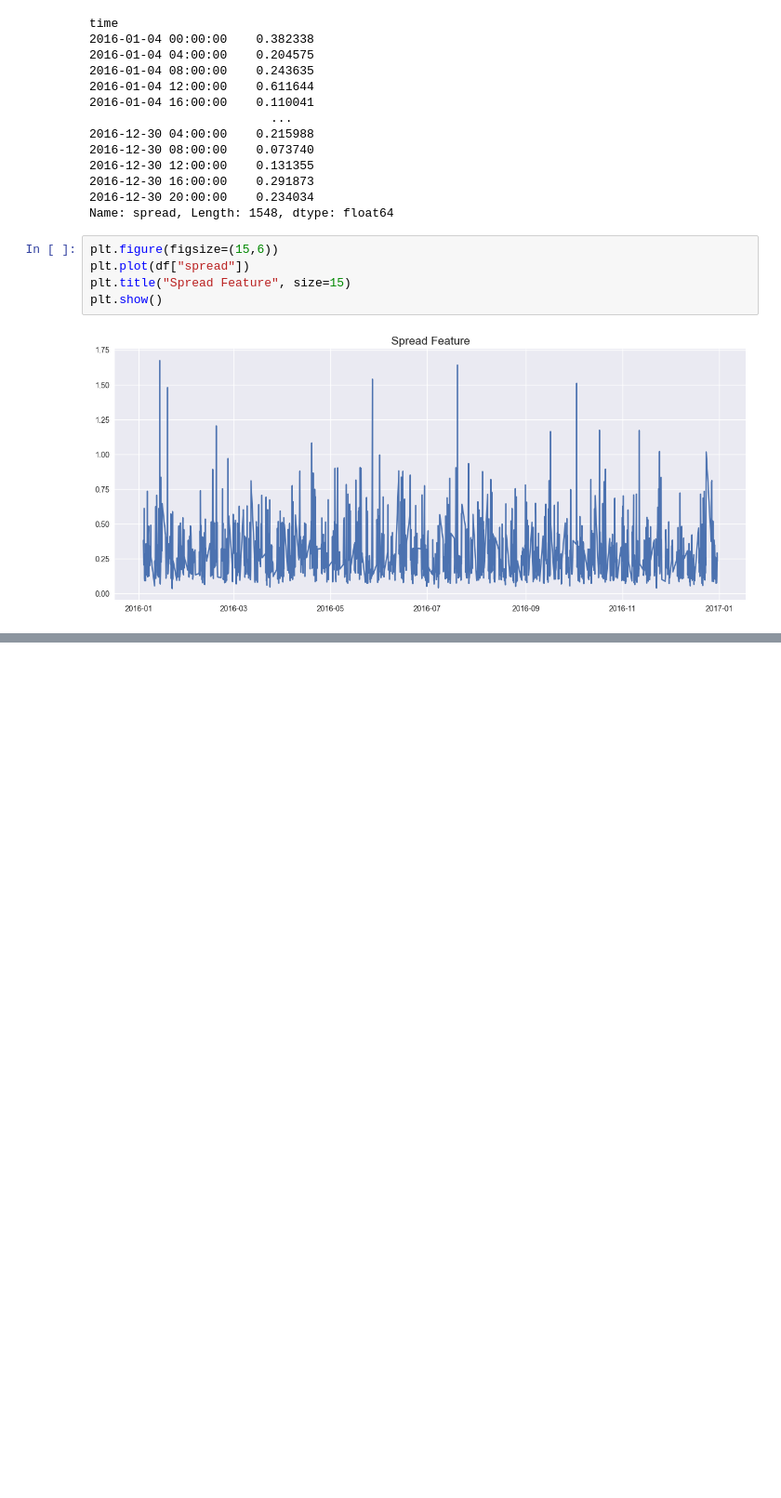
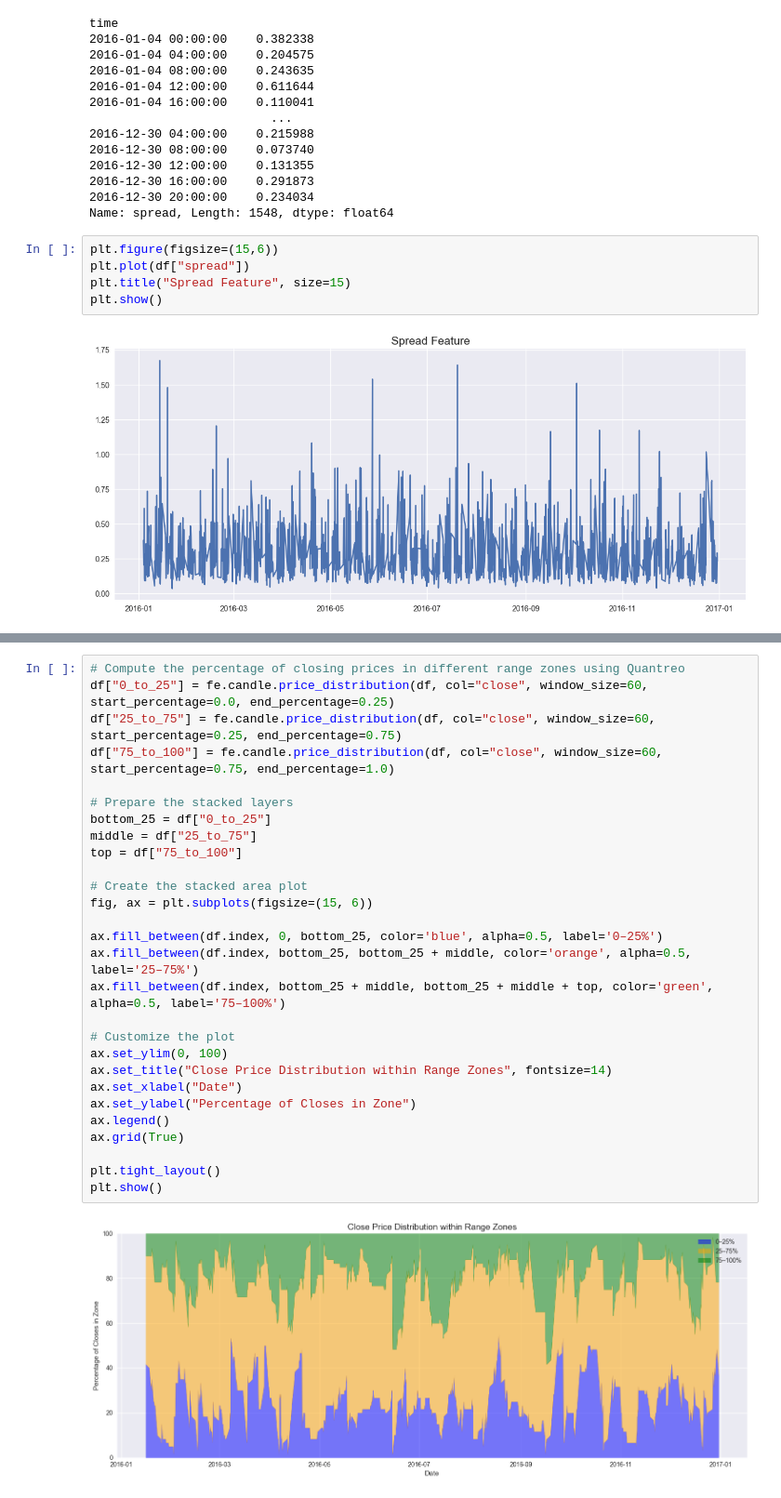
Before and after one commit to Quantreo/quantreo, a Jupyter notebook: docs/docs/tutorials/features-engineering-candle.ipynb, the cells around one changed output, grey strips where cells are left out. Shown: that part at 93% size. Saved outputs shown, nothing was run; the diff lists cells and outputs as text; blank space fills up the shorter version.

Commit message:
quantreo 0.0.15

```diff
--- a/docs/docs/tutorials/features-engineering-candle.ipynb
+++ b/docs/docs/tutorials/features-engineering-candle.ipynb
@@ -117,0 +132,30 @@ plt.show()
+# %%
+# Compute the percentage of closing prices in different range zones using Quantreo
+df["0_to_25"] = fe.candle.price_distribution(df, col="close", window_size=60, start_percentage=0.0, end_percentage=0.25)
+df["25_to_75"] = fe.candle.price_distribution(df, col="close", window_size=60, start_percentage=0.25, end_percentage=0.75)
+df["75_to_100"] = fe.candle.price_distribution(df, col="close", window_size=60, start_percentage=0.75, end_percentage=1.0)
+
+# Prepare the stacked layers
+bottom_25 = df["0_to_25"]
+middle = df["25_to_75"]
+top = df["75_to_100"]
+
+# Create the stacked area plot
+fig, ax = plt.subplots(figsize=(15, 6))
+
+ax.fill_between(df.index, 0, bottom_25, color='blue', alpha=0.5, label='0–25%')
+ax.fill_between(df.index, bottom_25, bottom_25 + middle, color='orange', alpha=0.5, label='25–75%')
+ax.fill_between(df.index, bottom_25 + middle, bottom_25 + middle + top, color='green', alpha=0.5, label='75–100%')
+
+# Customize the plot
+ax.set_ylim(0, 100)
+ax.set_title("Close Price Distribution within Range Zones", fontsize=14)
+ax.set_xlabel("Date")
+ax.set_ylabel("Percentage of Closes in Zone")
+ax.legend()
+ax.grid(True)
+
+plt.tight_layout()
+plt.show()
+# %% [output]
+[figure, added]
```
Also changed, not shown: parts of 1 cell of this notebook, 11 other files.
